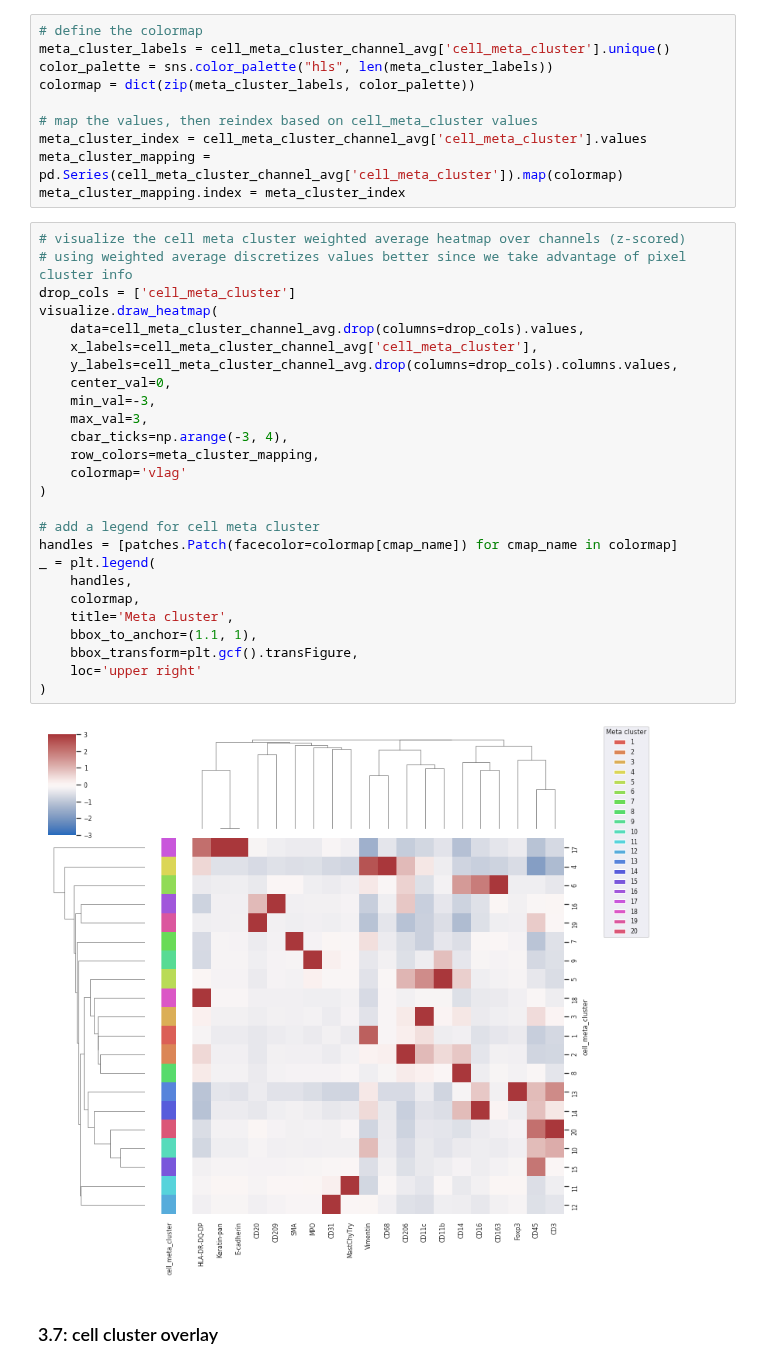
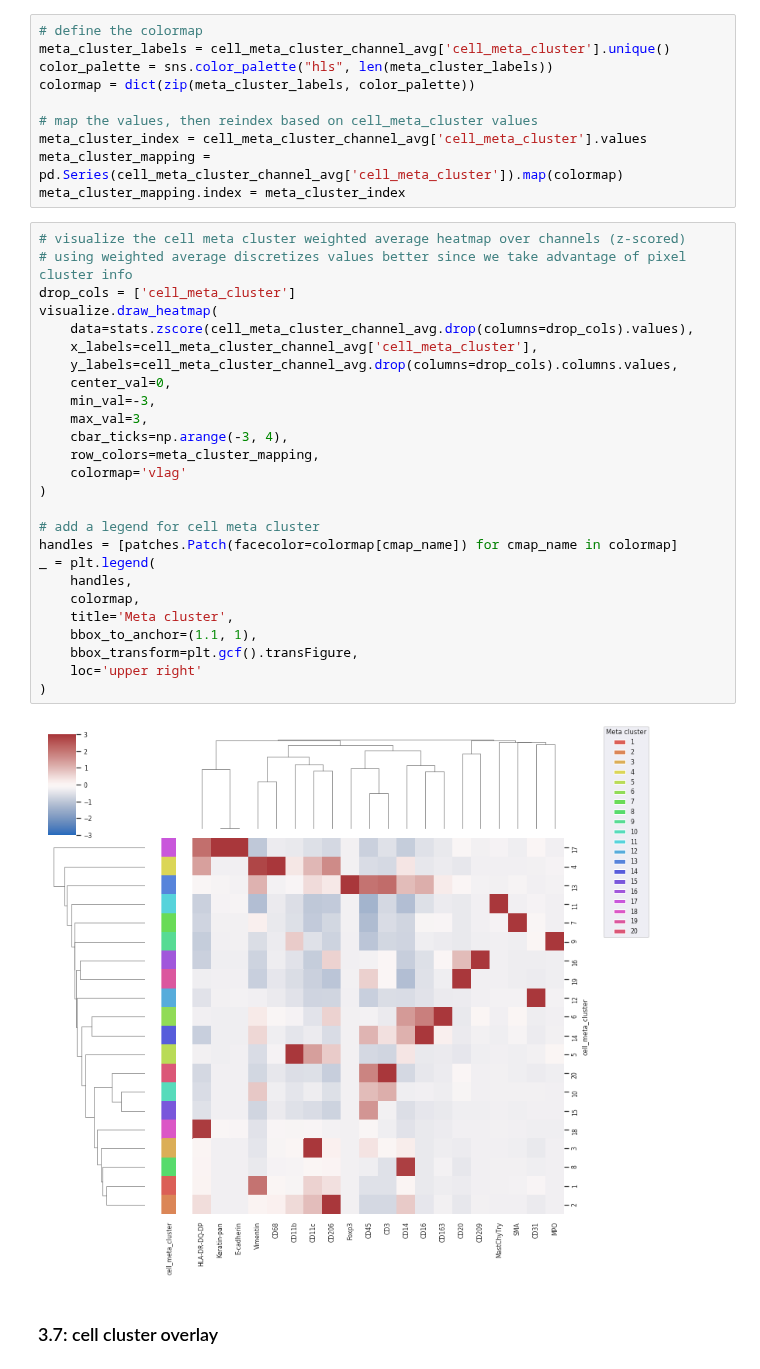
Before and after one commit to angelolab/ark-analysis, a Jupyter notebook: templates/example_cell_clustering.ipynb, the cells around one changed output. Drawn from its saved outputs; the diff is of its cells as text.

Commit message:
Move z-scoring back to R, inputs to Zak's visualization now un-z-scored

```diff
--- a/templates/example_cell_clustering.ipynb
+++ b/templates/example_cell_clustering.ipynb
@@ -357,31 +358,31 @@ meta_cluster_mapping.index = meta_cluster_index
 # %%
 # visualize the cell meta cluster weighted average heatmap over channels (z-scored)
 # using weighted average discretizes values better since we take advantage of pixel cluster info
 drop_cols = ['cell_meta_cluster']
 visualize.draw_heatmap(
-    data=cell_meta_cluster_channel_avg.drop(columns=drop_cols).values,
+    data=stats.zscore(cell_meta_cluster_channel_avg.drop(columns=drop_cols).values),
     x_labels=cell_meta_cluster_channel_avg['cell_meta_cluster'],
     y_labels=cell_meta_cluster_channel_avg.drop(columns=drop_cols).columns.values,
     center_val=0,
     min_val=-3,
     max_val=3,
     cbar_ticks=np.arange(-3, 4),
     row_colors=meta_cluster_mapping,
     colormap='vlag'
 )
 
 # add a legend for cell meta cluster
 handles = [patches.Patch(facecolor=colormap[cmap_name]) for cmap_name in colormap]
 _ = plt.legend(
     handles,
     colormap,
     title='Meta cluster',
     bbox_to_anchor=(1.1, 1),
     bbox_transform=plt.gcf().transFigure,
     loc='upper right'
 )
 # %% [output]
-[figure, old version]
+[figure, new version]
 # %% [markdown]
 ### 3.7: cell cluster overlay
 # %%
```
Also changed, not shown: parts of 4 cells of this notebook, 5 other files.
